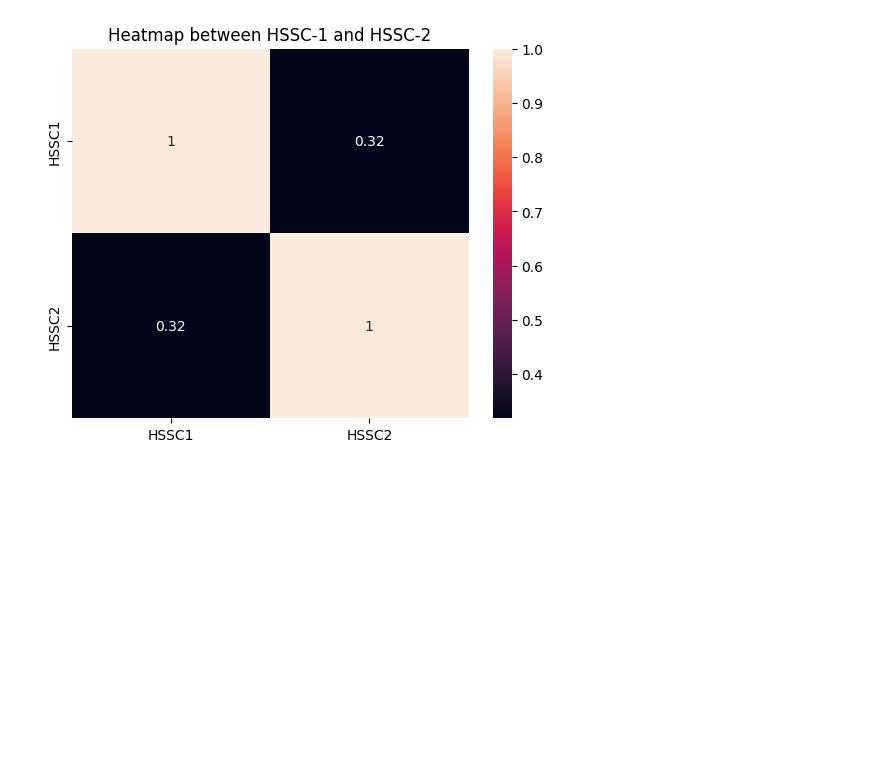
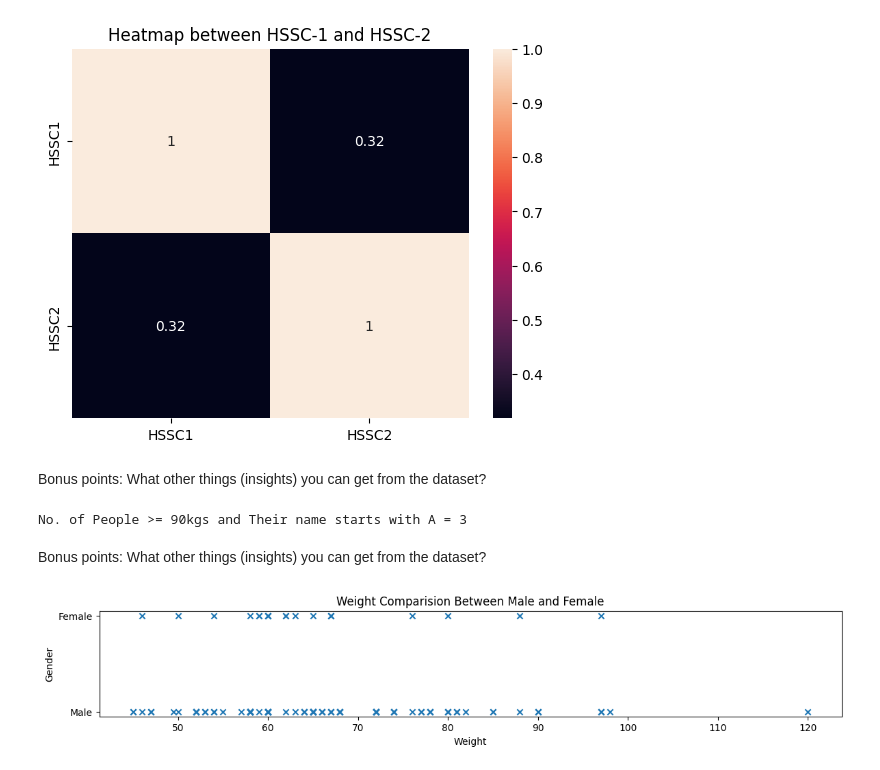
Before and after one commit to hm-huzaifa/SP20-BCS-144-IDS, a Jupyter notebook: Assignment-04-HelloDataSet/SP20-BCS-144-A04_HelloDataSet.ipynb, the cells around one changed output. Cells and saved outputs as stored; diff of their text form; code cells hidden in the pictures; blank space fills up the shorter version.

Commit message:
Assignment-04-HelloDataSet-BonusTasks

```diff
--- a/Assignment-04-HelloDataSet/SP20-BCS-144-A04_HelloDataSet.ipynb
+++ b/Assignment-04-HelloDataSet/SP20-BCS-144-A04_HelloDataSet.ipynb
@@ -232,3 +235,28 @@ sns.heatmap(correlation_matrix, annot=True)
 # %% [output]
 <AxesSubplot: title={'center': 'Heatmap between HSSC-1 and HSSC-2'}>
 [figure]
+# %% [markdown]
+Bonus points: What other things (insights) you can get from the dataset?
+# %%
+count = 0
+index = 0
+for i in data.Weight:
+    name = data.Name[index]
+    if (float(i) >= 90) and (name[0] == "A") :
+        count+=1
+    index+=1
+
+print("No. of People >= 90kgs and Their name starts with A =", count)
+# %% [output]
+No. of People >= 90kgs and Their name starts with A = 3
+# %% [markdown]
+Bonus points: What other things (insights) you can get from the dataset?
+# %%
+plt.figure(figsize=(14, 2))
+plt.scatter( data.Weight, data.Gender, marker="x")
+plt.title("Weight Comparision Between Male and Female")
+plt.xlabel("Weight")
+plt.ylabel("Gender")
+plt.show()
+# %% [output]
+[figure, added]
```
Also changed, not shown: parts of 4 cells of this notebook, 1 other file.
